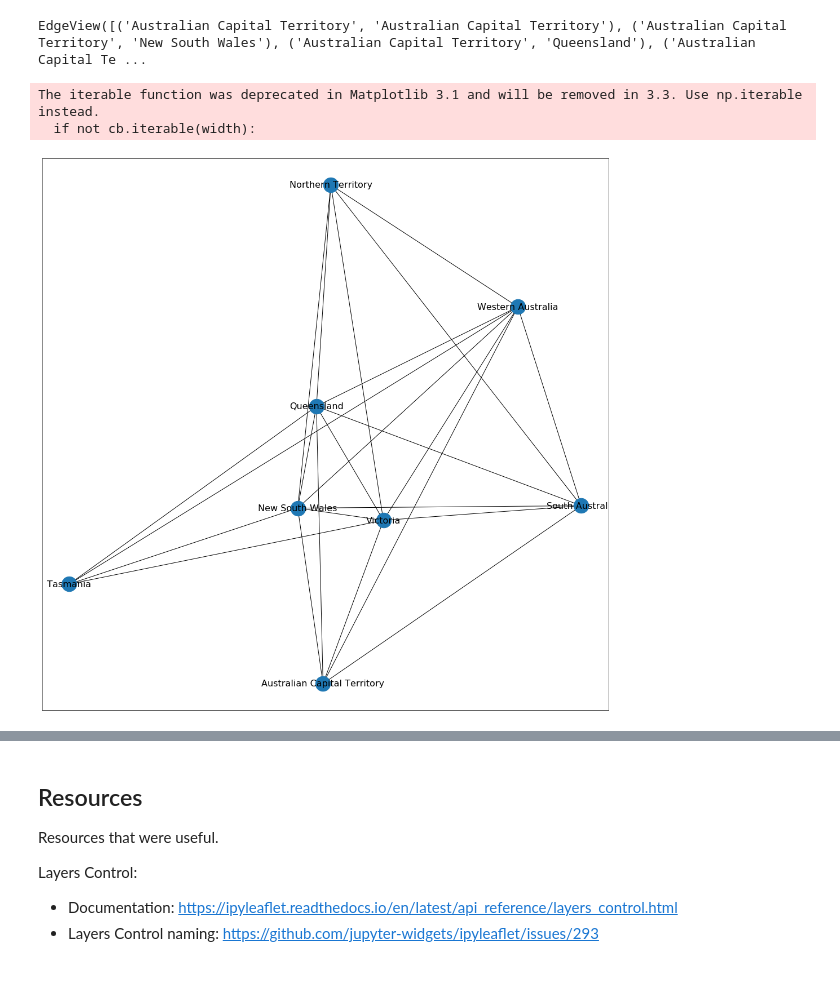
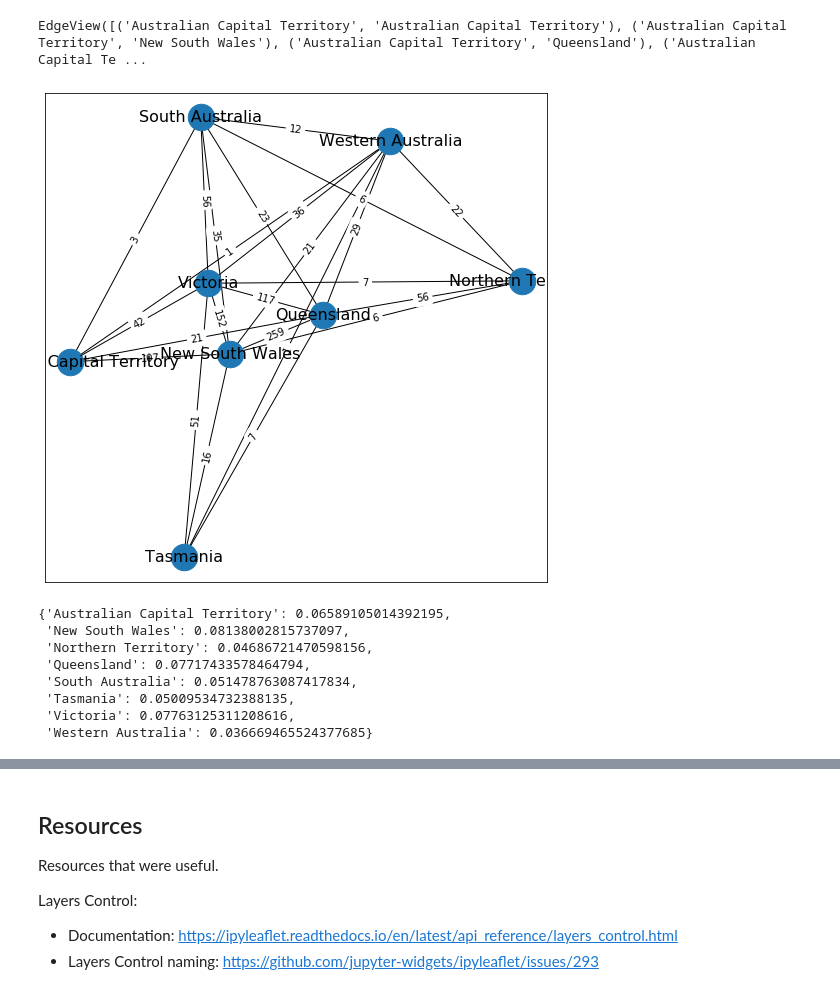
Before and after one commit to Ccamm/coronavirus_network, a Jupyter notebook: coronavirus_timeline.ipynb, the cells around one changed output, grey strips where cells are left out. Cells and saved outputs as stored; diff of their text form; code cells hidden in the pictures.

```diff
--- a/coronavirus_timeline.ipynb
+++ b/coronavirus_timeline.ipynb
@@ -712,15 +763,25 @@ def draw_graph(G, size):
     plt.figure(1,figsize=(size,size)) # This will make the graph larger, easier to read
     edge_list = [(u, v) for (u, v, d) in G.edges(data=True)]
     pos = nx.spring_layout(G, scale=3) # positions nodes
-    labels = nx.get_edge_attributes(G, 'Distance')
+    labels = nx.get_edge_attributes(G, 'weight')
 
     nx.draw_networkx_nodes(G, pos, node_size=700, with_labels=True)
     nx.draw_networkx_edges(G, pos, edgelist=edge_list)
     nx.draw_networkx_labels(G, pos, font_size=16)
     nx.draw_networkx_edge_labels(G, pos, edge_labels=labels, font_size=10)
 # %%
-draw_graph(ausGraphFlights,18)
+draw_graph(ausGraphFlights,9)
 # %% [output]
-The iterable function was deprecated in Matplotlib 3.1 and will be removed in 3.3. Use np.iterable instead.
-  if not cb.iterable(width):
-[figure, old version]
+[figure, new version]
+# %%
+clustering = nx.clustering(ausGraphFlights, weight='weight')
+clustering
+# %% [output]
+{'Australian Capital Territory': 0.06589105014392195,
+ 'New South Wales': 0.08138002815737097,
+ 'Northern Territory': 0.04686721470598156,
+ 'Queensland': 0.07717433578464794,
+ 'South Australia': 0.051478763087417834,
+ 'Tasmania': 0.05009534732388135,
+ 'Victoria': 0.07763125311208616,
+ 'Western Australia': 0.036669465524377685}
```
Also changed, not shown: parts of 15 cells of this notebook.
